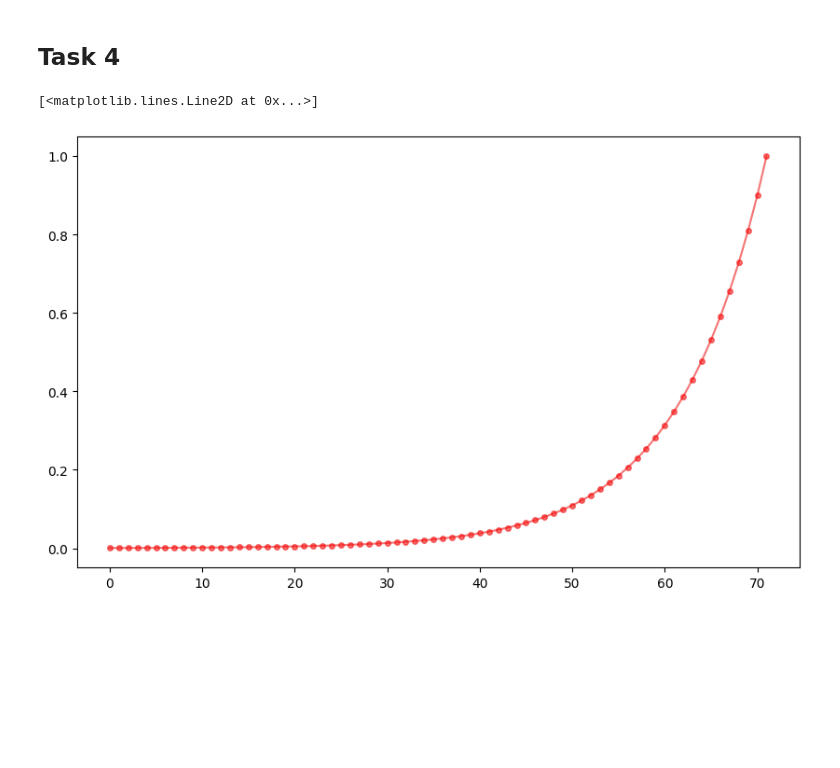
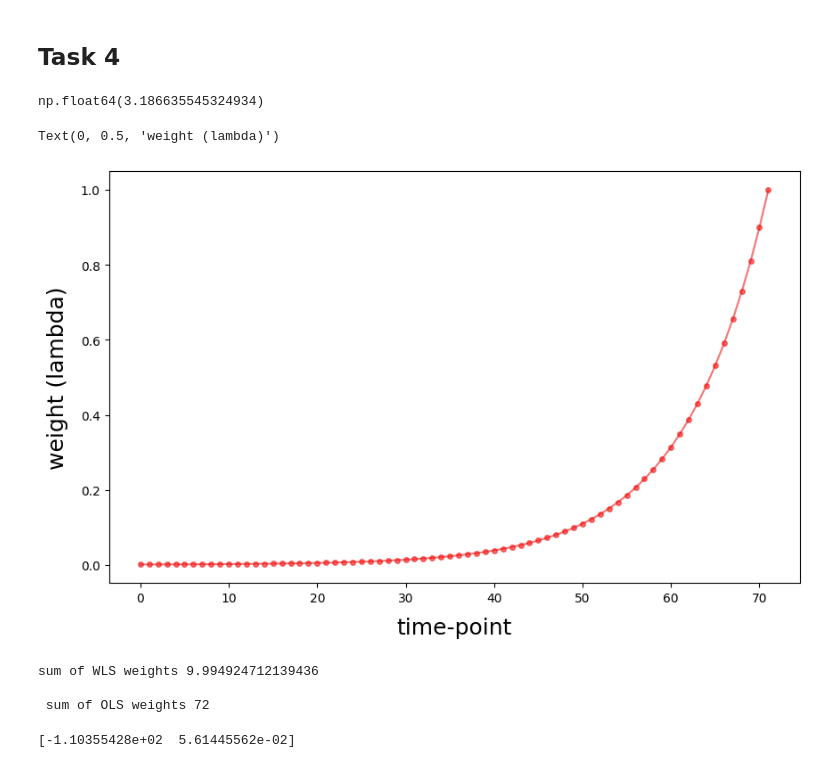
Before and after one commit to Laplace0000/TSA_Task_1, a Jupyter notebook: Assignment.ipynb, the cells around one changed output. Saved outputs shown, nothing was run; the diff lists cells and outputs as text; code cells hidden in the pictures; blank space fills up the shorter version.

```diff
--- a/Assignment.ipynb
+++ b/Assignment.ipynb
@@ -118,16 +118,41 @@ plt.plot(x_train, y_train_pred, label="Train Predicted", marker="", linestyle=":
 # %%
 time_t = np.arange(0,N)
 
+#4.1 find covariance variance matrix
 lambda_init = 0.9
 N = len(df_train)
 lambda_weights = lambda_init ** np.arange(N-1, -1, -1)
+cov_var_matrix = np.diag(1/lambda_weights)
+
+cov_var_matrix[60][60]
+# %% [output]
+np.float64(3.186635545324934)
 # %%
 Sigma = np.diag(1 / lambda_weights)
 # %%
+#4.2 plot weights as a function of timepoints for
 
 plt.figure(figsize=(10,6))
 plt.plot(time_t, lambda_weights, marker="o", linestyle="-", color="lightgrey", alpha = 0.4, markersize = 4)
 plt.plot(time_t, lambda_weights, marker="o", linestyle="-", color="red", alpha = 0.5, markersize = 4)
+plt.xlabel("time-point", fontsize = 18, labelpad=10)
+plt.ylabel("weight (lambda)", fontsize = 18, labelpad=10)
 # %% [output]
-[<matplotlib.lines.Line2D at 0x...>]
+Text(0, 0.5, 'weight (lambda)')
-[figure, old version]
+[figure, new version]
+# %%
+# 4.3 sum weights (lambda) and OLS
+print("sum of WLS weights", lambda_weights.sum())
+
+print("\n sum of OLS weights", N)
+# %% [output]
+sum of WLS weights 9.994924712139436
+
+ sum of OLS weights 72
+# %%
+#estimate unknown params with weigts
+
+theta = np.linalg.lstsq(A, y_train, rcond=None)[0]
+print(theta)
+# %% [output]
+[-1.10355428e+02  5.61445562e-02]
```
